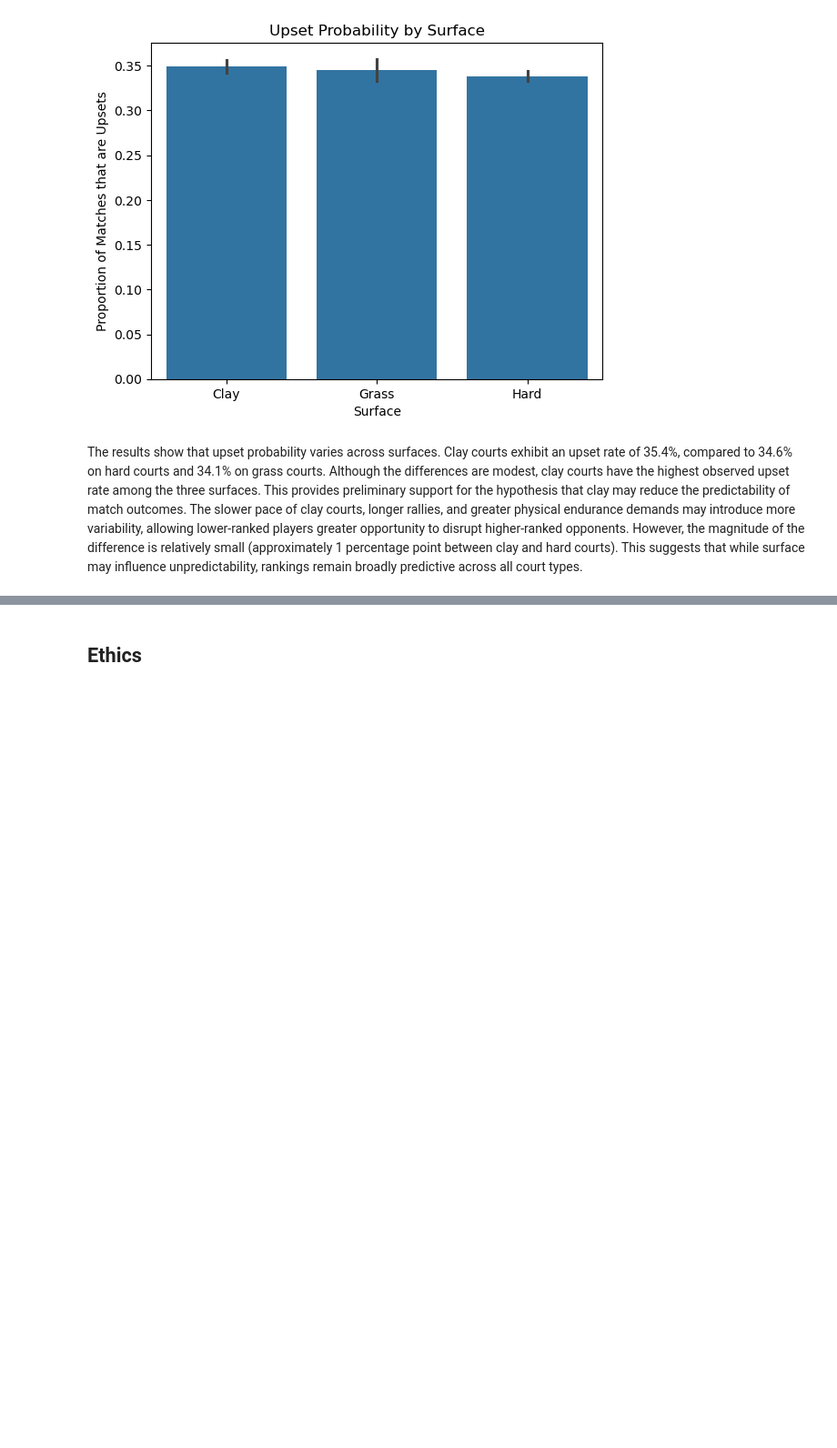
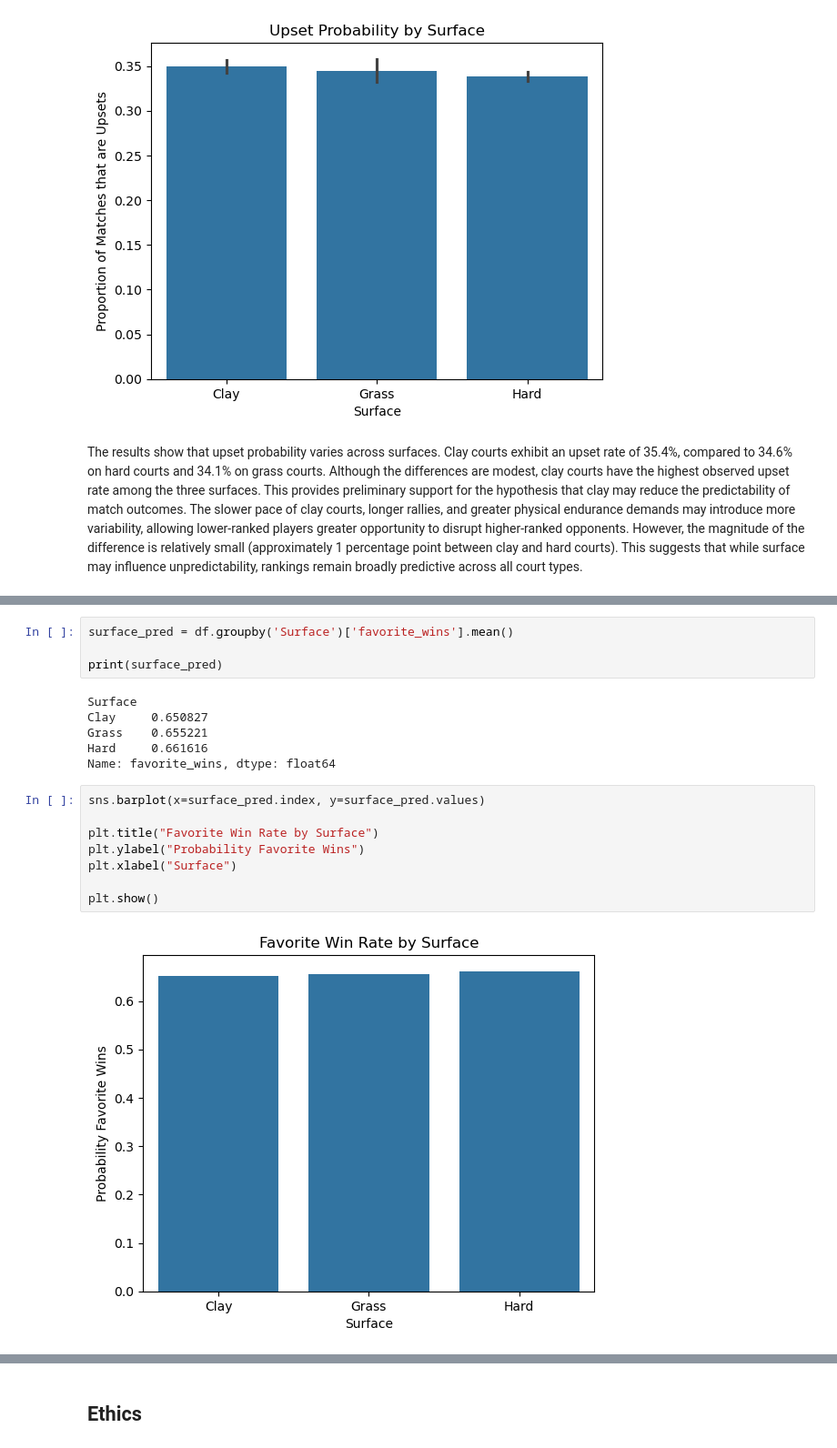
Before and after one commit to COGS108/Group027_WI26, a Jupyter notebook: 03-FinalProject.ipynb, the cells around one changed output, grey strips where cells are left out. Shown at 91% size. Drawn from its saved outputs; the diff is of its cells as text; blank space fills up the shorter version.

```diff
--- a/03-FinalProject.ipynb
+++ b/03-FinalProject.ipynb
@@ -508,0 +617,20 @@ Some more words and stuff.  Remember notebooks work best if you interleave the c
+# %%
+surface_pred = df.groupby('Surface')['favorite_wins'].mean()
+
+print(surface_pred)
+# %% [output]
+Surface
+Clay     0.650827
+Grass    0.655221
+Hard     0.661616
+Name: favorite_wins, dtype: float64
+# %%
+sns.barplot(x=surface_pred.index, y=surface_pred.values)
+
+plt.title("Favorite Win Rate by Surface")
+plt.ylabel("Probability Favorite Wins")
+plt.xlabel("Surface")
+
+plt.show()
+# %% [output]
+[figure, added]
```
Also changed, not shown: parts of 41 cells of this notebook.
